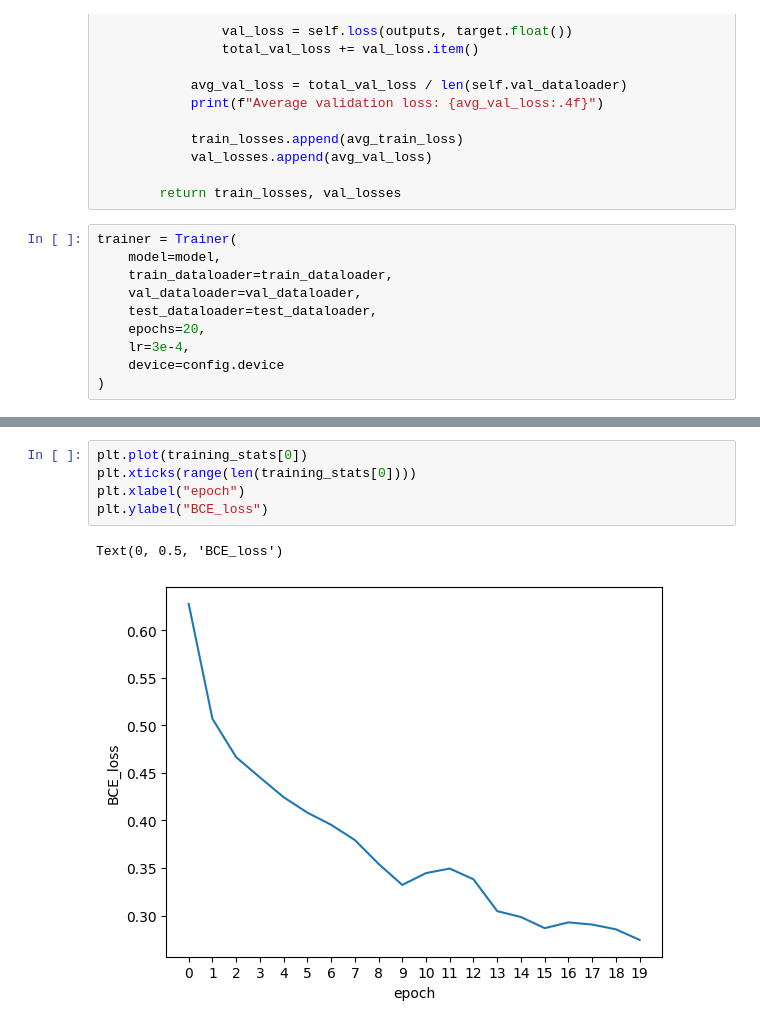
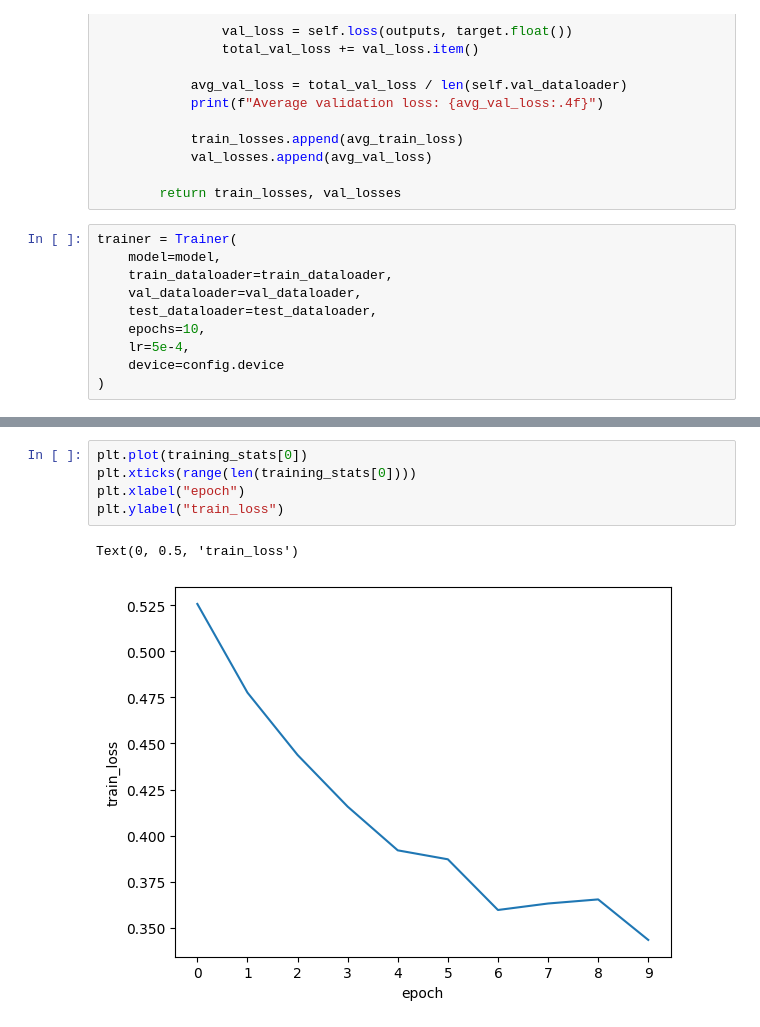
Before and after one commit to EliseySoft/Unet, a Jupyter notebook: train_unet.ipynb, the cells around one changed output, grey strips where cells are left out. Saved outputs shown, nothing was run; the diff lists cells and outputs as text.

```diff
--- a/train_unet.ipynb
+++ b/train_unet.ipynb
@@ -165,8 +165,8 @@ trainer = Trainer(
     train_dataloader=train_dataloader,
     val_dataloader=val_dataloader,
     test_dataloader=test_dataloader,
-    epochs=20,
-    lr=3e-4,
+    epochs=10,
+    lr=5e-4,
     device=config.device
 )
 # %%
@@ -174,11 +205,11 @@ training_stats = trainer.fit()
 # %%
 plt.plot(training_stats[0])
 plt.xticks(range(len(training_stats[0])))
 plt.xlabel("epoch")
-plt.ylabel("BCE_loss")
+plt.ylabel("train_loss")
 # %% [output]
-Text(0, 0.5, 'BCE_loss')
+Text(0, 0.5, 'train_loss')
-[figure, old version]
+[figure, new version]
 # %%
 plt.plot(training_stats[1])
 plt.xticks(range(len(training_stats[1])))
```
Also changed, not shown: parts of 2 cells of this notebook.
